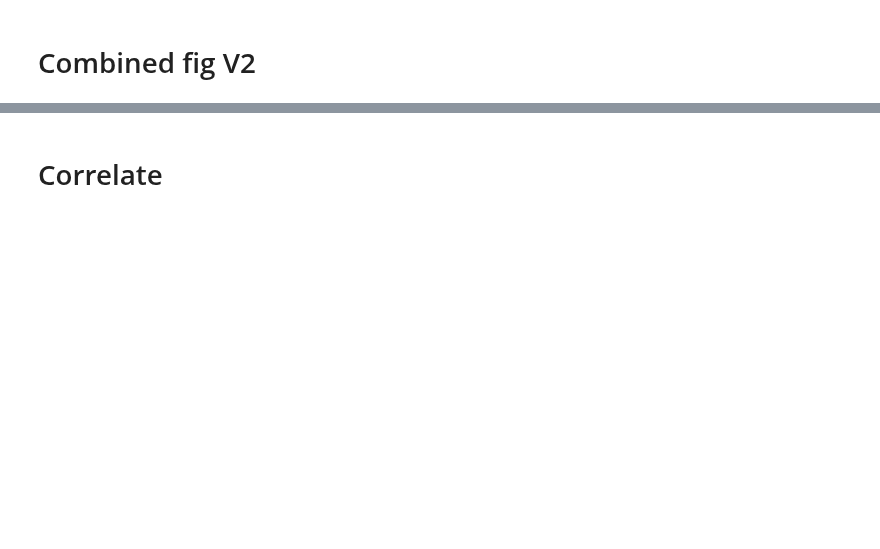
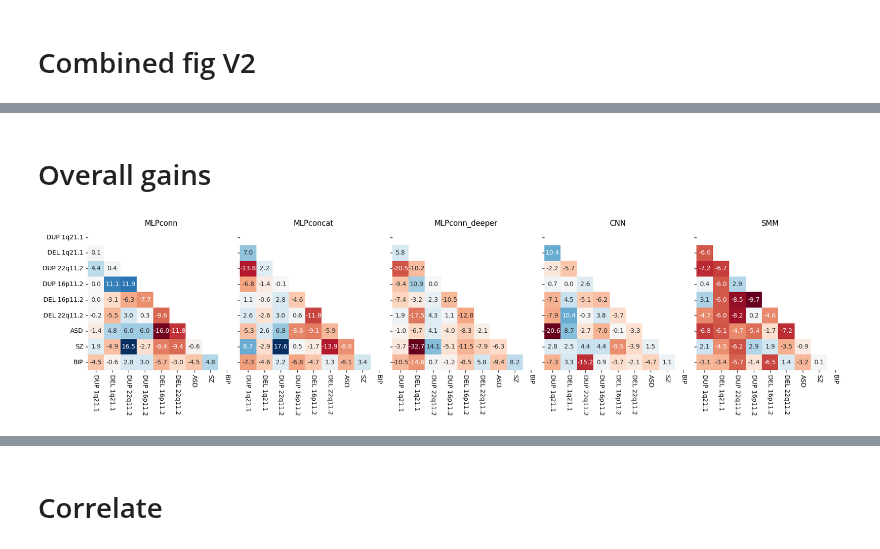
Before and after one commit to harveyaa/neuropsych_mtl, a Jupyter notebook: MTL/neg_transfer_intra.ipynb, the cells around one changed output, grey strips where cells are left out. Saved outputs shown, nothing was run; the diff lists cells and outputs as text; code cells hidden in the pictures; blank space fills up the shorter version.

```diff
--- a/MTL/neg_transfer_intra.ipynb
+++ b/MTL/neg_transfer_intra.ipynb
@@ -390,0 +384,24 @@ plt.savefig('./results_paper/neg_transfer/figures/quint_comparison.png',dpi=300)
+# %% [markdown]
+# Overall gains
+# %%
+fig,ax = plt.subplots(1,5,figsize=(18,4.5),sharey=True,sharex=True)
+sns.heatmap(mlp_diff + mlp_diff.transpose(),xticklabels=labels,yticklabels=labels,annot=True,cmap='RdBu',cbar=False,ax=ax[0],center=0,fmt='.1f',mask = np.triu(np.ones((9,9))))
+sns.heatmap(concat_diff + concat_diff.transpose(),xticklabels=labels,yticklabels=labels,annot=True,cmap='RdBu',cbar=False,ax=ax[1],center=0,fmt='.1f',mask = np.triu(np.ones((9,9))))
+sns.heatmap(deeper_diff + deeper_diff.transpose(),xticklabels=labels,yticklabels=labels,annot=True,cmap='RdBu',cbar=False,ax=ax[2],center=0,fmt='.1f',mask = np.triu(np.ones((9,9))))
+sns.heatmap(cnn_diff + cnn_diff.transpose(),xticklabels=labels,yticklabels=labels,annot=True,cmap='RdBu',cbar=False,ax=ax[3],center=0,fmt='.1f',mask = np.triu(np.ones((9,9))))
+sns.heatmap(mps_big_diff + mps_big_diff.transpose(),xticklabels=labels,yticklabels=labels,annot=True,cmap='RdBu',cbar=False,ax=ax[4],center=0,fmt='.1f',mask = np.triu(np.ones((9,9))))
+ax[0].set_title('MLPconn')
+ax[1].set_title('MLPconcat')
+ax[2].set_title('MLPconn_deeper')
+ax[3].set_title('CNN')
+ax[4].set_title('SMM')
+
+ax[0].set_xticklabels(labels,rotation=270)
+ax[1].set_xticklabels(labels,rotation=270)
+ax[2].set_xticklabels(labels,rotation=270)
+ax[3].set_xticklabels(labels,rotation=270)
+ax[4].set_xticklabels(labels,rotation=270)
+plt.tight_layout(pad=0.5)
+plt.savefig('./results_paper/neg_transfer/figures/quint_gains.png',dpi=300)
+# %% [output]
+[figure, added]
```
Also changed, not shown: parts of 12 cells of this notebook.
